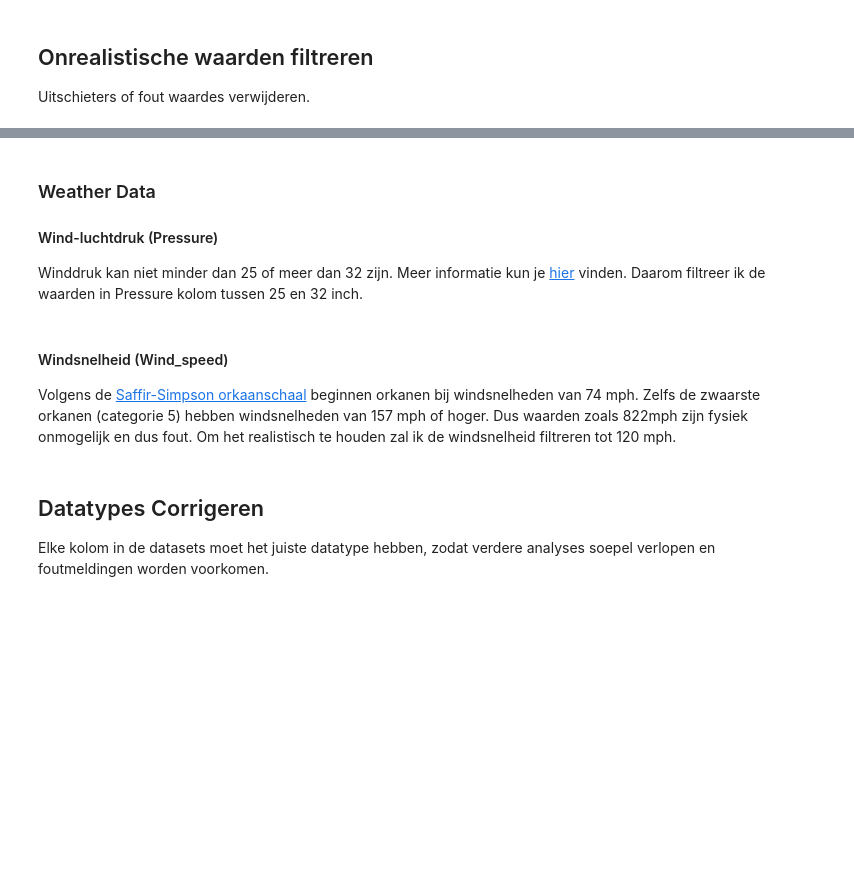
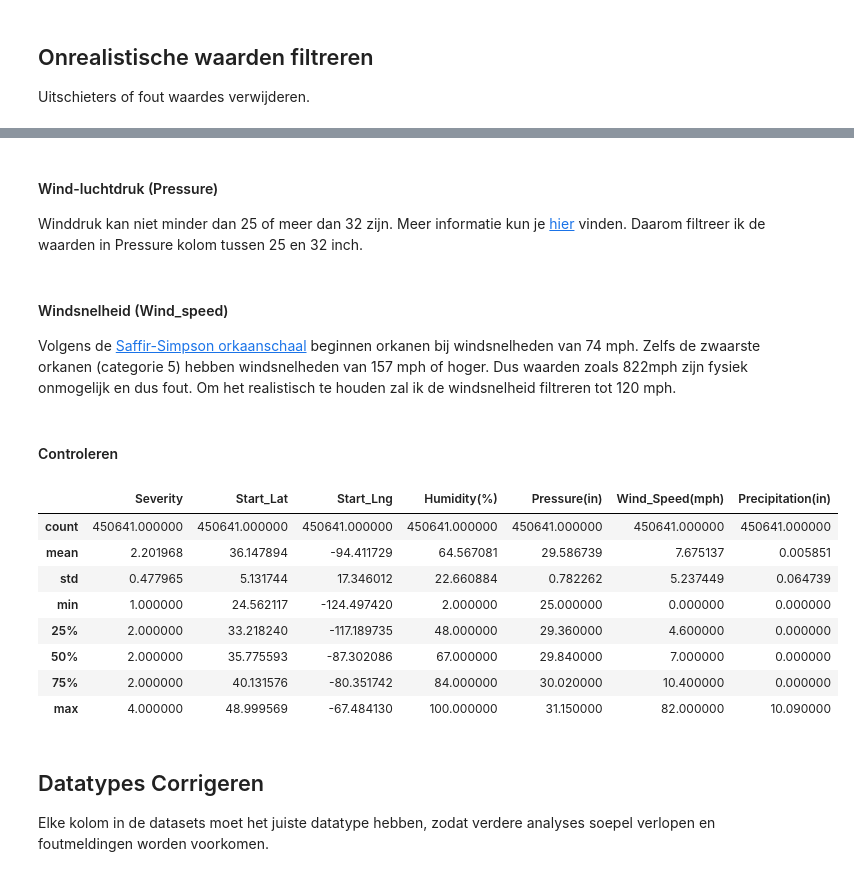
Before and after one commit to inalbekir/Portfolio, a Jupyter notebook: main.ipynb, the cells around one changed output, grey strips where cells are left out. Drawn from its saved outputs; the diff is of its cells as text; code cells hidden in the pictures; blank space fills up the shorter version.

```diff
--- a/main.ipynb
+++ b/main.ipynb
@@ -212,16 +224,29 @@ max         4.000000      48.999569     -67.484130
 # %% [markdown]
-### Weather Data
 #### Wind-luchtdruk (Pressure)
 Winddruk kan niet minder dan 25 of meer dan 32 zijn. Meer informatie kun je [hier](https://www.rovary.com/pages/luchtdruk) vinden. Daarom filtreer ik de waarden in Pressure kolom tussen 25 en 32 inch.
 # %%
 # Waarden filtreren tussen 25 en 32
-weather = weather[(weather['Pressure(in)'] >= 25) & (weather['Pressure(in)'] <= 32)]
+df = df[(df['Pressure(in)'] >= 25) & (df['Pressure(in)'] <= 32)]
 # %% [markdown]
 #### Windsnelheid (Wind_speed)
 Volgens de [Saffir-Simpson orkaanschaal](https://www.nhc.noaa.gov/aboutsshws.php) beginnen orkanen bij windsnelheden van 74 mph. Zelfs de zwaarste orkanen (categorie 5) hebben windsnelheden van 157 mph of hoger. Dus waarden zoals 822mph zijn fysiek onmogelijk en dus fout. Om het realistisch te houden zal ik de windsnelheid filtreren tot 120 mph.
 # %%
 # Windsnelheid filtreren tot 120 mph
-weather = weather[(weather['Wind_Speed(mph)'] <= 120)]
+df = df[(df['Wind_Speed(mph)'] <= 120)]
+# %% [markdown]
+#### Controleren
+# %%
+df.describe()
+# %% [output]
+|  | Severity | Start_Lat | Start_Lng | Humidity(%) | Pressure(in) | Wind_Speed(mph) | Precipitation(in) |
+| count | 450641.000000 | 450641.000000 | 450641.000000 | 450641.000000 | 450641.000000 | 450641.000000 | 450641.000000 |
+| mean | 2.201968 | 36.147894 | -94.411729 | 64.567081 | 29.586739 | 7.675137 | 0.005851 |
+| std | 0.477965 | 5.131744 | 17.346012 | 22.660884 | 0.782262 | 5.237449 | 0.064739 |
+| min | 1.000000 | 24.562117 | -124.497420 | 2.000000 | 25.000000 | 0.000000 | 0.000000 |
+| 25% | 2.000000 | 33.218240 | -117.189735 | 48.000000 | 29.360000 | 4.600000 | 0.000000 |
+| 50% | 2.000000 | 35.775593 | -87.302086 | 67.000000 | 29.840000 | 7.000000 | 0.000000 |
+| 75% | 2.000000 | 40.131576 | -80.351742 | 84.000000 | 30.020000 | 10.400000 | 0.000000 |
+| max | 4.000000 | 48.999569 | -67.484130 | 100.000000 | 31.150000 | 82.000000 | 10.090000 |
 # %% [markdown]
 ## Datatypes Corrigeren
 Elke kolom in de datasets moet het juiste datatype hebben, zodat verdere analyses soepel verlopen en foutmeldingen worden voorkomen.
```
Also changed, not shown: parts of 42 cells of this notebook.
